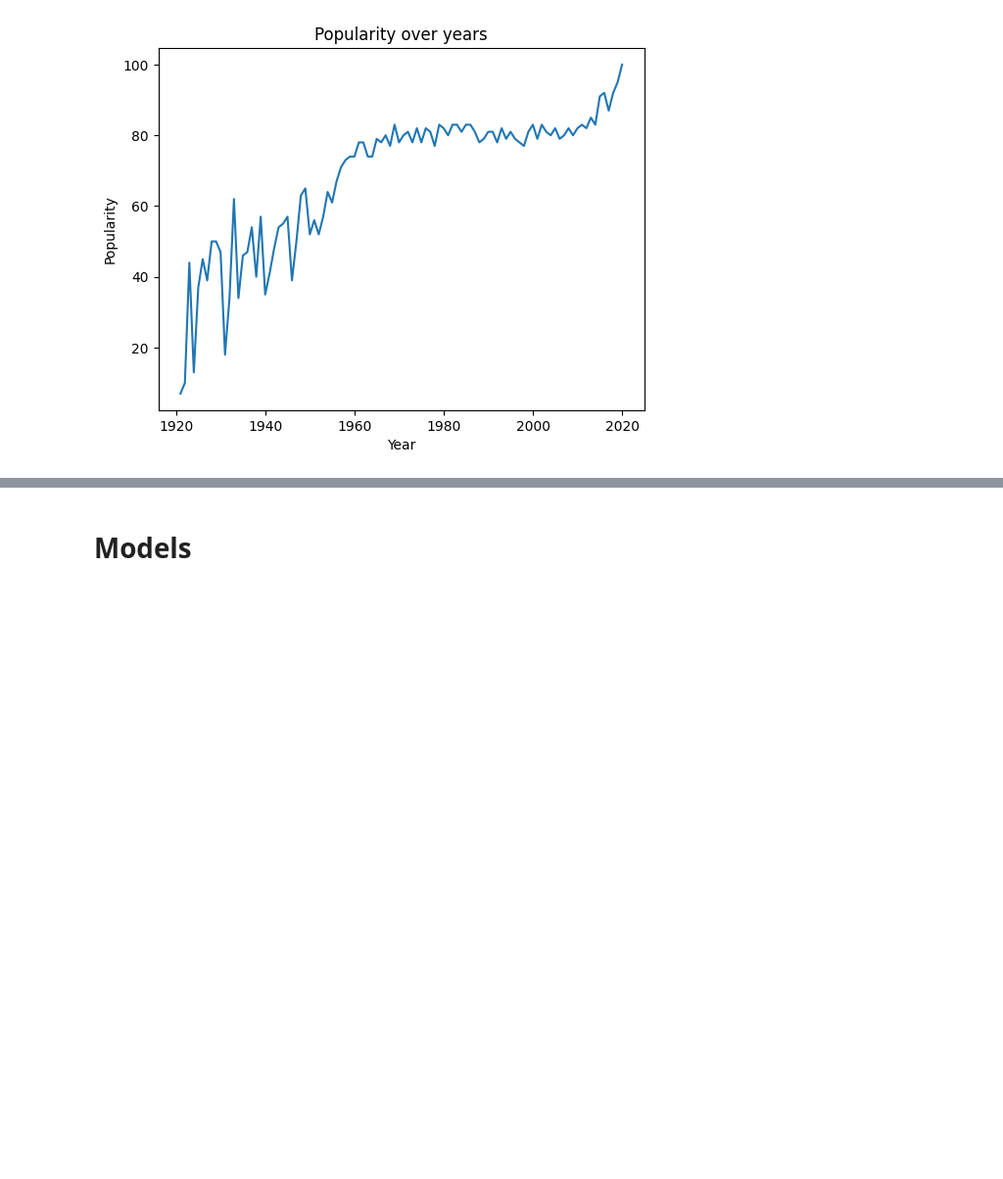
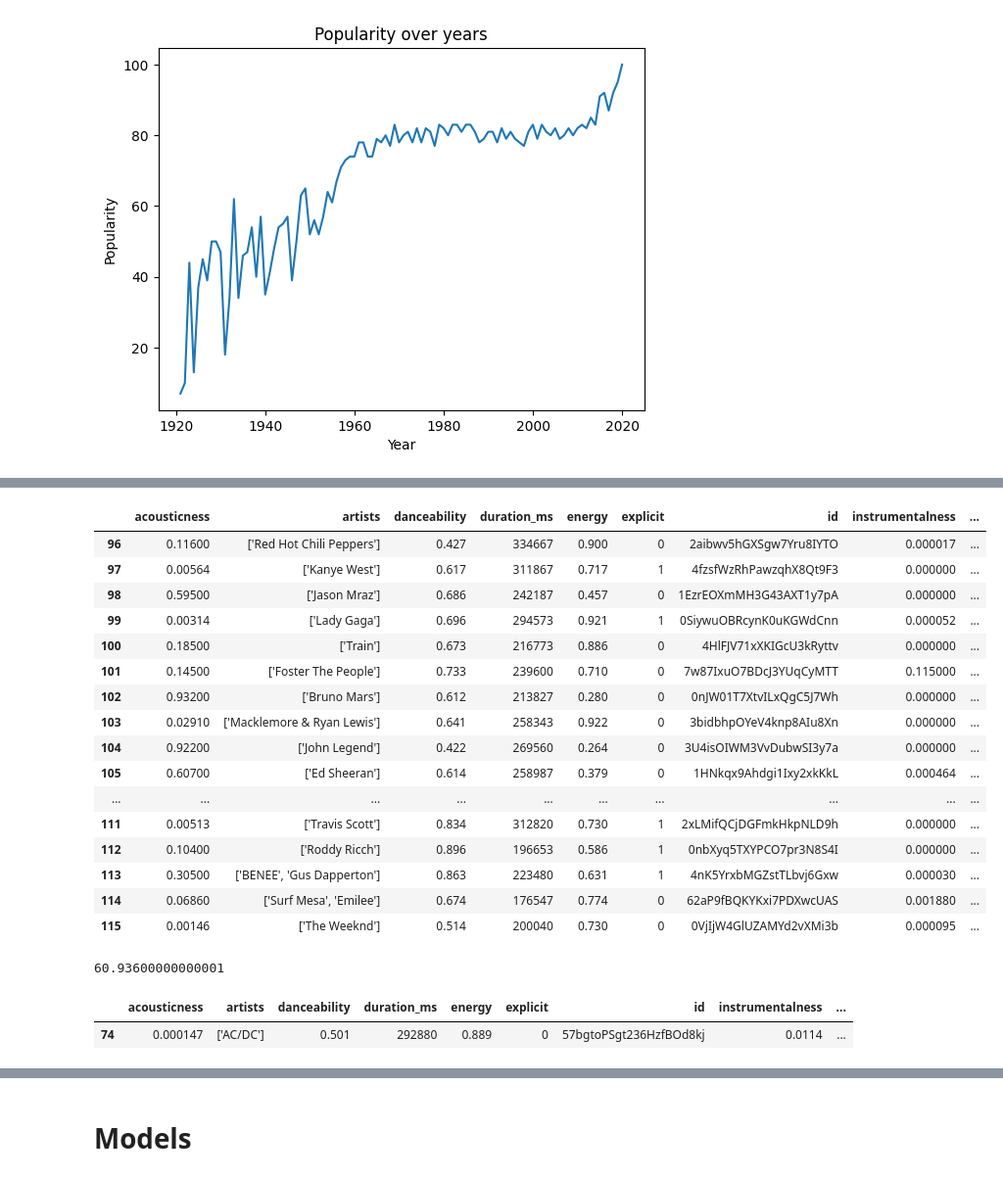
Before and after one commit to Manuela-AYO/DAProject2022, a Jupyter notebook: spotifyAnalysis.ipynb, the cells around one changed output, grey strips where cells are left out. Shown at 98% size. Drawn from its saved outputs; the diff is of its cells as text; code cells hidden in the pictures; blank space fills up the shorter version.

```diff
--- a/spotifyAnalysis.ipynb
+++ b/spotifyAnalysis.ipynb
@@ -1113,0 +1127,29 @@ The model is bad because the coefficient of determination is negative.
+# %%
+new_df.tail(20)
+# %% [output]
+|  | acousticness | artists | danceability | duration_ms | energy | explicit | id | instrumentalness | ... |
+| 96 | 0.11600 | ['Red Hot Chili Peppers'] | 0.427 | 334667 | 0.900 | 0 | 2aibwv5hGXSgw7Yru8IYTO | 0.000017 | ... |
+| 97 | 0.00564 | ['Kanye West'] | 0.617 | 311867 | 0.717 | 1 | 4fzsfWzRhPawzqhX8Qt9F3 | 0.000000 | ... |
+| 98 | 0.59500 | ['Jason Mraz'] | 0.686 | 242187 | 0.457 | 0 | 1EzrEOXmMH3G43AXT1y7pA | 0.000000 | ... |
+| 99 | 0.00314 | ['Lady Gaga'] | 0.696 | 294573 | 0.921 | 1 | 0SiywuOBRcynK0uKGWdCnn | 0.000052 | ... |
+| 100 | 0.18500 | ['Train'] | 0.673 | 216773 | 0.886 | 0 | 4HlFJV71xXKIGcU3kRyttv | 0.000000 | ... |
+| 101 | 0.14500 | ['Foster The People'] | 0.733 | 239600 | 0.710 | 0 | 7w87IxuO7BDcJ3YUqCyMTT | 0.115000 | ... |
+| 102 | 0.93200 | ['Bruno Mars'] | 0.612 | 213827 | 0.280 | 0 | 0nJW01T7XtvILxQgC5J7Wh | 0.000000 | ... |
+| 103 | 0.02910 | ['Macklemore & Ryan Lewis'] | 0.641 | 258343 | 0.922 | 0 | 3bidbhpOYeV4knp8AIu8Xn | 0.000000 | ... |
+| 104 | 0.92200 | ['John Legend'] | 0.422 | 269560 | 0.264 | 0 | 3U4isOIWM3VvDubwSI3y7a | 0.000000 | ... |
+| 105 | 0.60700 | ['Ed Sheeran'] | 0.614 | 258987 | 0.379 | 0 | 1HNkqx9Ahdgi1Ixy2xkKkL | 0.000464 | ... |
+| ... | ... | ... | ... | ... | ... | ... | ... | ... | ... |
+| 111 | 0.00513 | ['Travis Scott'] | 0.834 | 312820 | 0.730 | 1 | 2xLMifQCjDGFmkHkpNLD9h | 0.000000 | ... |
+| 112 | 0.10400 | ['Roddy Ricch'] | 0.896 | 196653 | 0.586 | 1 | 0nbXyq5TXYPCO7pr3N8S4I | 0.000000 | ... |
+| 113 | 0.30500 | ['BENEE', 'Gus Dapperton'] | 0.863 | 223480 | 0.631 | 1 | 4nK5YrxbMGZstTLbvj6Gxw | 0.000030 | ... |
+| 114 | 0.06860 | ['Surf Mesa', 'Emilee'] | 0.674 | 176547 | 0.774 | 0 | 62aP9fBQKYKxi7PDXwcUAS | 0.001880 | ... |
+| 115 | 0.00146 | ['The Weeknd'] | 0.514 | 200040 | 0.730 | 0 | 0VjIjW4GlUZAMYd2vXMi3b | 0.000095 | ... |
+# %%
+new_df["tempo"].min()
+# %% [output]
+60.93600000000001
+# %%
+new_df[new_df["acousticness"] == 0.000147]
+# %% [output]
+|  | acousticness | artists | danceability | duration_ms | energy | explicit | id | instrumentalness | ... |
+| 74 | 0.000147 | ['AC/DC'] | 0.501 | 292880 | 0.889 | 0 | 57bgtoPSgt236HzfBOd8kj | 0.0114 | ... |
```
Also changed, not shown: parts of 11 cells of this notebook.
